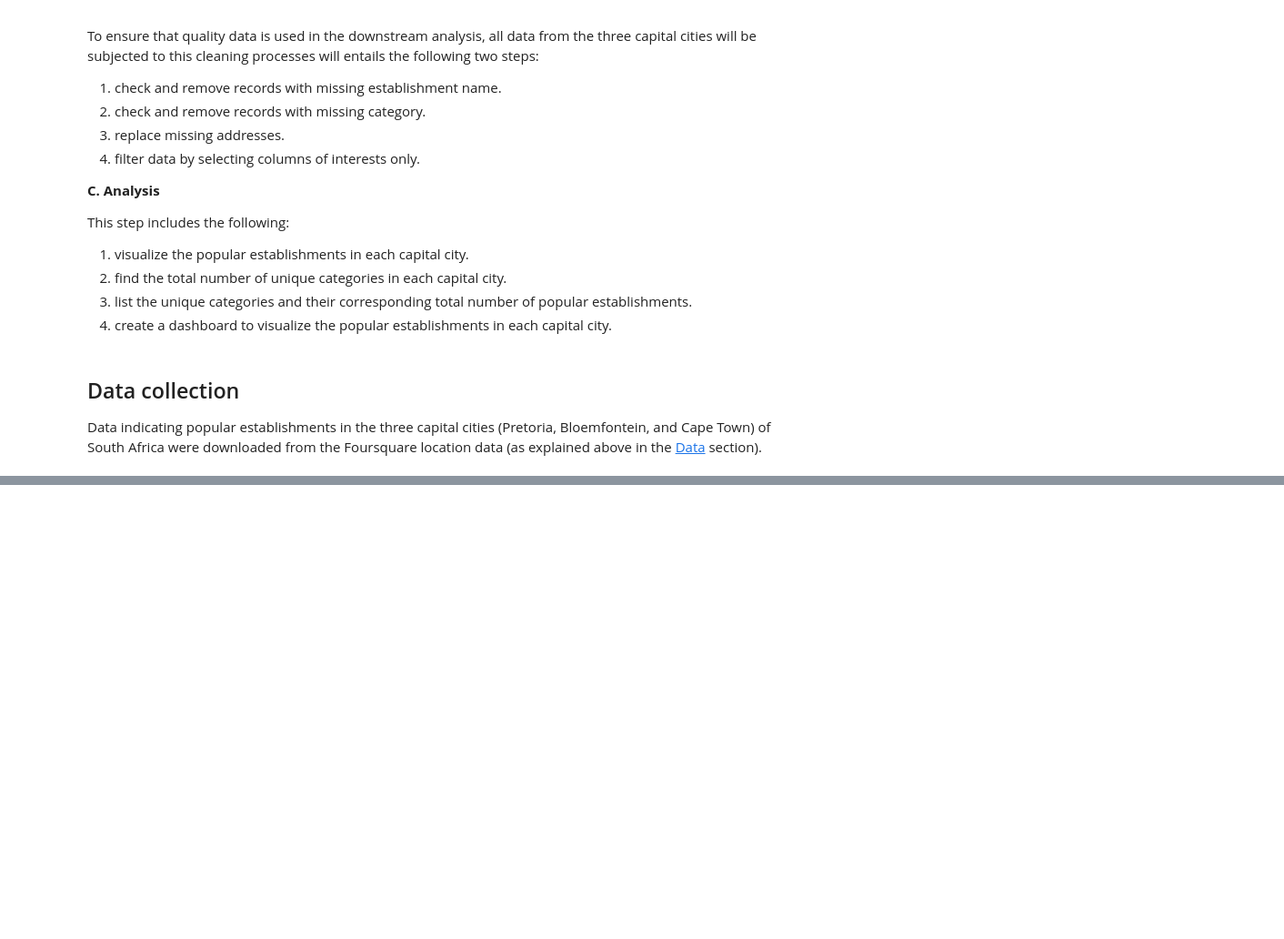
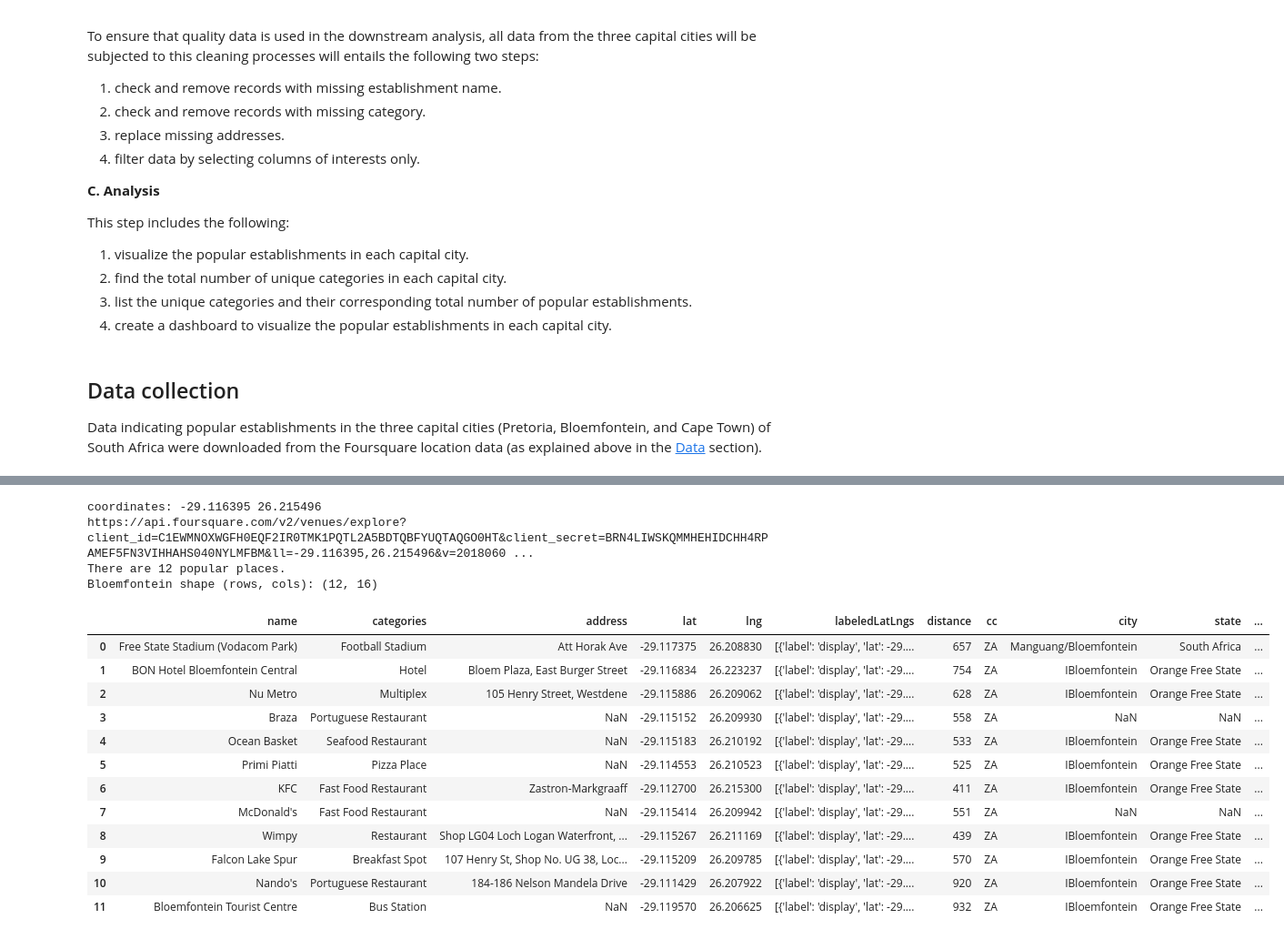
Before and after one commit to Reb-one/Coursera_Capstone, a Jupyter notebook: Trial.ipynb, the cells around one changed output, grey strips where cells are left out. Shown at 91% size. Drawn from its saved outputs; the diff is of its cells as text; code cells hidden in the pictures; blank space fills up the shorter version.

```diff
--- a/Trial.ipynb
+++ b/Trial.ipynb
@@ -64,0 +192,23 @@ Data indicating popular establishments in the three capital cities (Pretoria, Bl
+# %%
+#bloemfontein
+bfn_lat, bfn_lng, bfn_data = get_selected_province_data("Bloemfontein, SA", "bfn_agent")
+print("Bloemfontein shape (rows, cols):", bfn_data.shape)
+bfn_data
+# %% [output]
+coordinates: -29.116395 26.215496
+https://api.foursquare.com/v2/venues/explore?client_id=C1EWMNOXWGFH0EQF2IR0TMK1PQTL2A5BDTQBFYUQTAQGO0HT&client_secret=BRN4LIWSKQMMHEHIDCHH4RPAMEF5FN3VIHHAHS040NYLMFBM&ll=-29.116395,26.215496&v=2018060 ...
+There are 12 popular places.
+Bloemfontein shape (rows, cols): (12, 16)
+|  | name | categories | address | lat | lng | labeledLatLngs | distance | cc | city | state | ... |
+| 0 | Free State Stadium (Vodacom Park) | Football Stadium | Att Horak Ave | -29.117375 | 26.208830 | [{'label': 'display', 'lat': -29.... | 657 | ZA | Manguang/Bloemfontein | South Africa | ... |
+| 1 | BON Hotel Bloemfontein Central | Hotel | Bloem Plaza, East Burger Street | -29.116834 | 26.223237 | [{'label': 'display', 'lat': -29.... | 754 | ZA | IBloemfontein | Orange Free State | ... |
+| 2 | Nu Metro | Multiplex | 105 Henry Street, Westdene | -29.115886 | 26.209062 | [{'label': 'display', 'lat': -29.... | 628 | ZA | IBloemfontein | Orange Free State | ... |
+| 3 | Braza | Portuguese Restaurant | NaN | -29.115152 | 26.209930 | [{'label': 'display', 'lat': -29.... | 558 | ZA | NaN | NaN | ... |
+| 4 | Ocean Basket | Seafood Restaurant | NaN | -29.115183 | 26.210192 | [{'label': 'display', 'lat': -29.... | 533 | ZA | IBloemfontein | Orange Free State | ... |
+| 5 | Primi Piatti | Pizza Place | NaN | -29.114553 | 26.210523 | [{'label': 'display', 'lat': -29.... | 525 | ZA | IBloemfontein | Orange Free State | ... |
+| 6 | KFC | Fast Food Restaurant | Zastron-Markgraaff | -29.112700 | 26.215300 | [{'label': 'display', 'lat': -29.... | 411 | ZA | IBloemfontein | Orange Free State | ... |
+| 7 | McDonald's | Fast Food Restaurant | NaN | -29.115414 | 26.209942 | [{'label': 'display', 'lat': -29.... | 551 | ZA | NaN | NaN | ... |
+| 8 | Wimpy | Restaurant | Shop LG04 Loch Logan Waterfront, ... | -29.115267 | 26.211169 | [{'label': 'display', 'lat': -29.... | 439 | ZA | IBloemfontein | Orange Free State | ... |
+| 9 | Falcon Lake Spur | Breakfast Spot | 107 Henry St, Shop No. UG 38, Loc... | -29.115209 | 26.209785 | [{'label': 'display', 'lat': -29.... | 570 | ZA | IBloemfontein | Orange Free State | ... |
+| 10 | Nando's | Portuguese Restaurant | 184-186 Nelson Mandela Drive | -29.111429 | 26.207922 | [{'label': 'display', 'lat': -29.... | 920 | ZA | IBloemfontein | Orange Free State | ... |
+| 11 | Bloemfontein Tourist Centre | Bus Station | NaN | -29.119570 | 26.206625 | [{'label': 'display', 'lat': -29.... | 932 | ZA | IBloemfontein | Orange Free State | ... |
```
Also changed, not shown: parts of 12 cells of this notebook.
